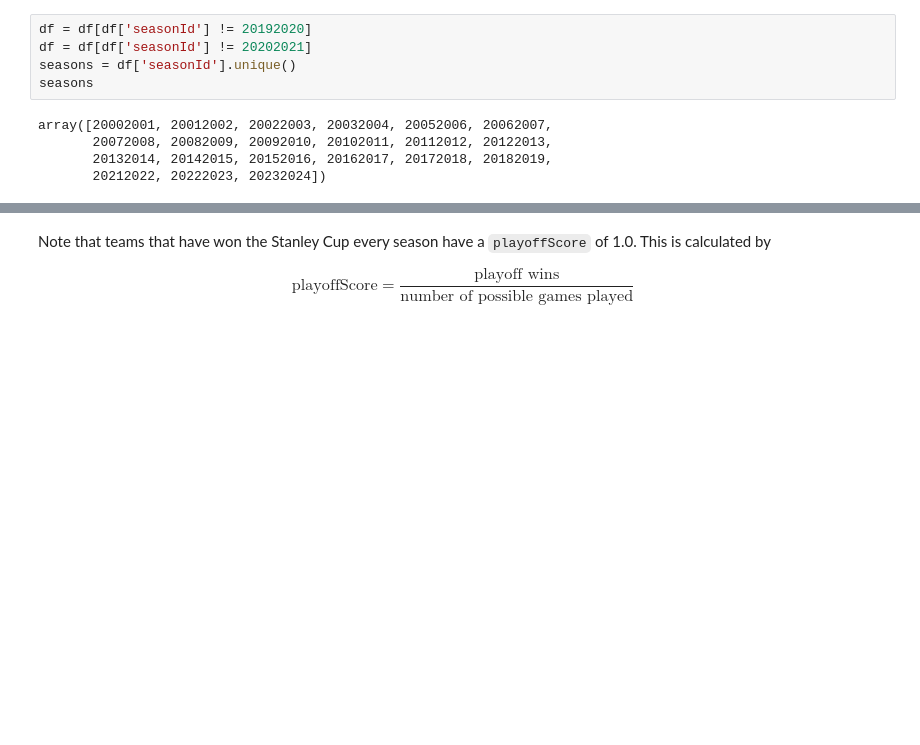
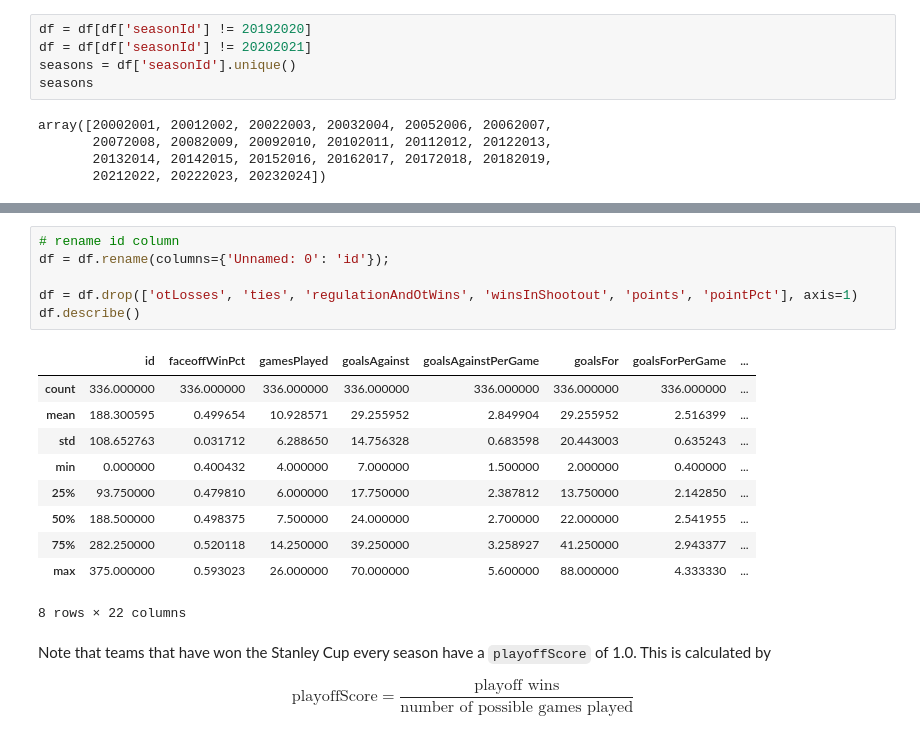
Before and after one commit to chrisbolton18/StanleyCupPredictor, a Jupyter notebook: nhlsc-predictor.ipynb, the cells around one changed output, grey strips where cells are left out. Drawn from its saved outputs; the diff is of its cells as text; blank space fills up the shorter version.

```diff
--- a/nhlsc-predictor.ipynb
+++ b/nhlsc-predictor.ipynb
@@ -100,3 +100,20 @@ array([20002001, 20012002, 20022003, 20032004, 20052006, 20062007,
+# %%
+# rename id column
+df = df.rename(columns={'Unnamed: 0': 'id'});
+
+df = df.drop(['otLosses', 'ties', 'regulationAndOtWins', 'winsInShootout', 'points', 'pointPct'], axis=1)
+df.describe()
+# %% [output]
+|  | id | faceoffWinPct | gamesPlayed | goalsAgainst | goalsAgainstPerGame | goalsFor | goalsForPerGame | ... |
+| count | 336.000000 | 336.000000 | 336.000000 | 336.000000 | 336.000000 | 336.000000 | 336.000000 | ... |
+| mean | 188.300595 | 0.499654 | 10.928571 | 29.255952 | 2.849904 | 29.255952 | 2.516399 | ... |
+| std | 108.652763 | 0.031712 | 6.288650 | 14.756328 | 0.683598 | 20.443003 | 0.635243 | ... |
+| min | 0.000000 | 0.400432 | 4.000000 | 7.000000 | 1.500000 | 2.000000 | 0.400000 | ... |
+| 25% | 93.750000 | 0.479810 | 6.000000 | 17.750000 | 2.387812 | 13.750000 | 2.142850 | ... |
+| 50% | 188.500000 | 0.498375 | 7.500000 | 24.000000 | 2.700000 | 22.000000 | 2.541955 | ... |
+| 75% | 282.250000 | 0.520118 | 14.250000 | 39.250000 | 3.258927 | 41.250000 | 2.943377 | ... |
+| max | 375.000000 | 0.593023 | 26.000000 | 70.000000 | 5.600000 | 88.000000 | 4.333330 | ... |
+8 rows × 22 columns
 # %% [markdown]
 Note that teams that have won the Stanley Cup every season have a `playoffScore` of 1.0. This is calculated by
 
```
Also changed, not shown: parts of 11 cells of this notebook, 1 other file.
